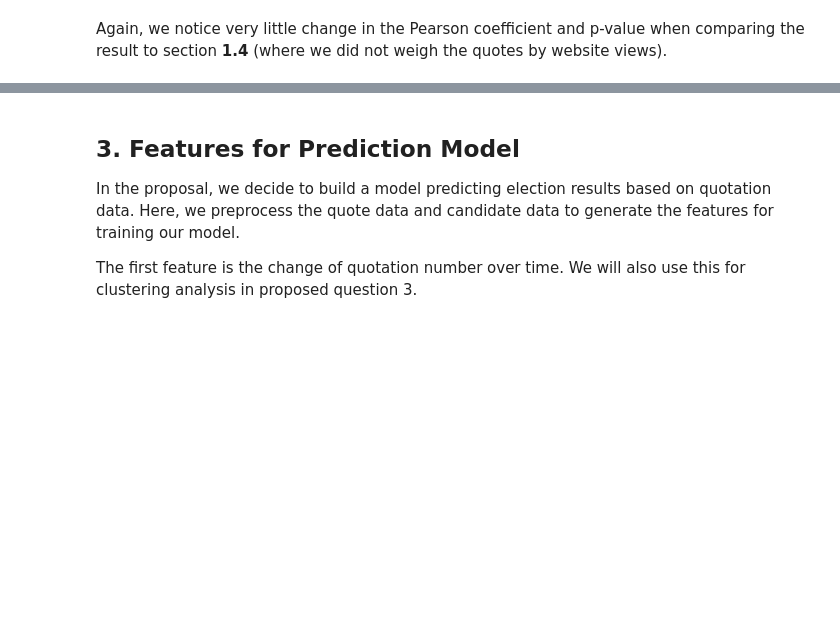
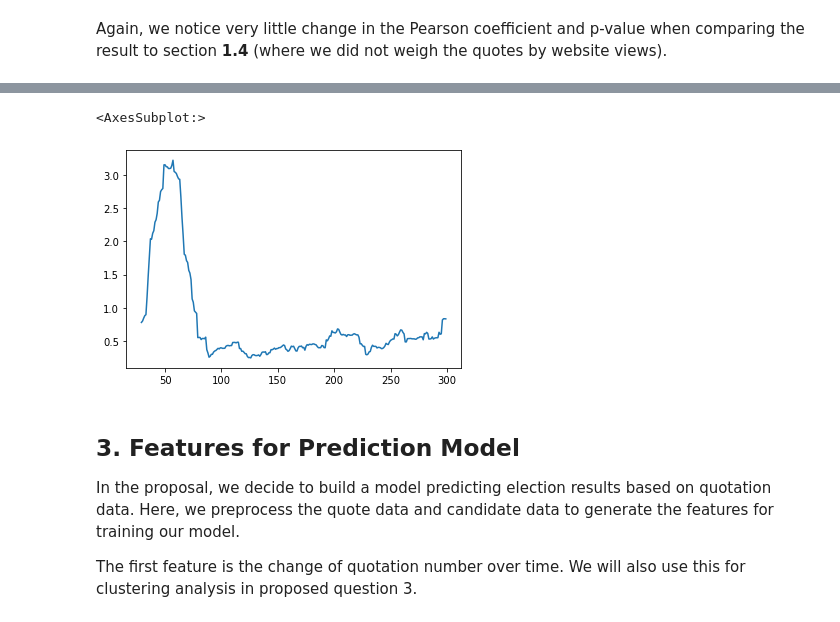
Before and after one commit to epfl-ada/ada-2021-project-chilldatagroup, a Jupyter notebook: Milestone2.ipynb, the cells around one changed output, grey strips where cells are left out. Drawn from its saved outputs; the diff is of its cells as text; code cells hidden in the pictures; blank space fills up the shorter version.

```diff
--- a/Milestone2.ipynb
+++ b/Milestone2.ipynb
@@ -600,3 +913,9 @@ Again, we notice very little change in the Pearson coefficient and p-value when
+# %%
+# From type 1
+candidate_quotes_cluster_feature_filted['DIANNE FEINSTEIN'].rolling(window=30).sum().plot()
+# %% [output]
+<AxesSubplot:>
+[figure, added]
 # %% [markdown]
 ## 3. Features for Prediction Model
 In the proposal, we decide to build a model predicting election results based on quotation data. Here, we preprocess the quote data and candidate data to generate the features for training our model.
```
Also changed, not shown: parts of 70 cells of this notebook.
